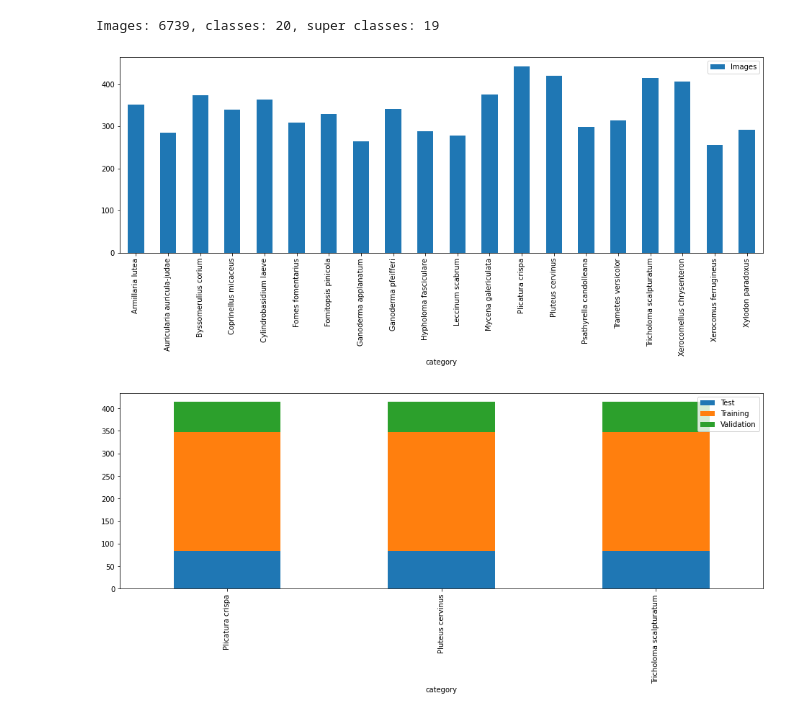
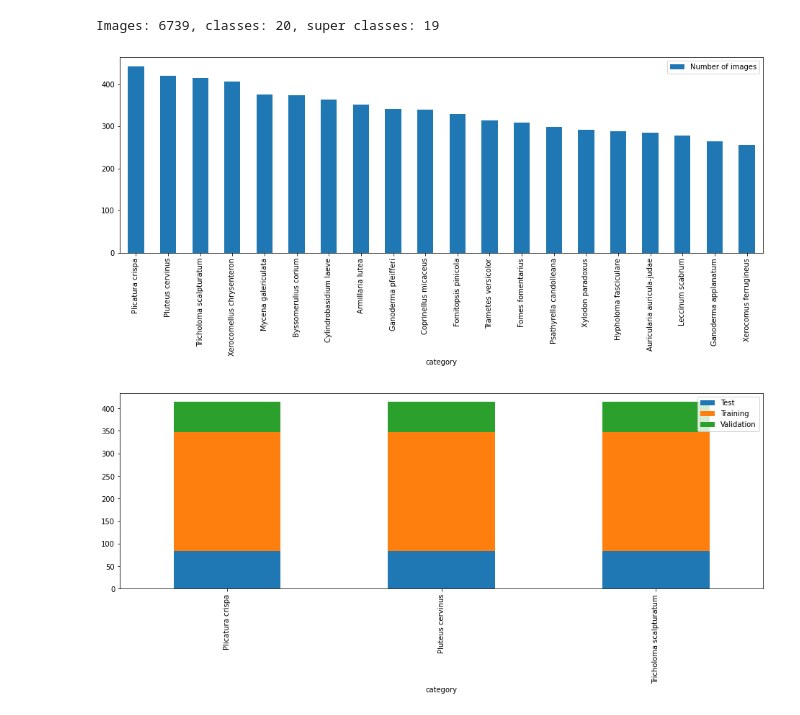
Before and after one commit to lorenzovngl/ml-project, a Jupyter notebook: prediction_model_mobilenet.ipynb, the cells around one changed output. Drawn from its saved outputs; the diff is of its cells as text; code cells hidden in the pictures.

```diff
--- a/prediction_model_mobilenet.ipynb
+++ b/prediction_model_mobilenet.ipynb
@@ -41,14 +43,13 @@ print("Images: " + str(len(df.index)) + ", classes: " + str(len(df.groupby(['cat
 Images: 6739, classes: 20, super classes: 19
 # %%
 df_grouped = df.groupby(['category']).count().rename(columns={'path':'count'})[['count']]
+df_sorted = df_grouped.sort_values(by='count', ascending=False)
 fig, ax = plt.subplots()
-df_grouped.plot(ax=ax, kind='bar', figsize=(16,5))
-ax.legend(["Images"])
+df_sorted.plot(ax=ax, kind='bar', figsize=(16,5))
+ax.legend(["Number of images"])
 plt.show()
-
-df_sorted = df_grouped.sort_values(by='count', ascending=False)
 # %% [output]
-[figure, old version]
+[figure, new version]
 # %%
 MOBILENET_V2 = 'mobilenetv2'
 XCEPTION = 'xception'
```
Also changed, not shown: parts of 15 cells of this notebook, 24 other files.
